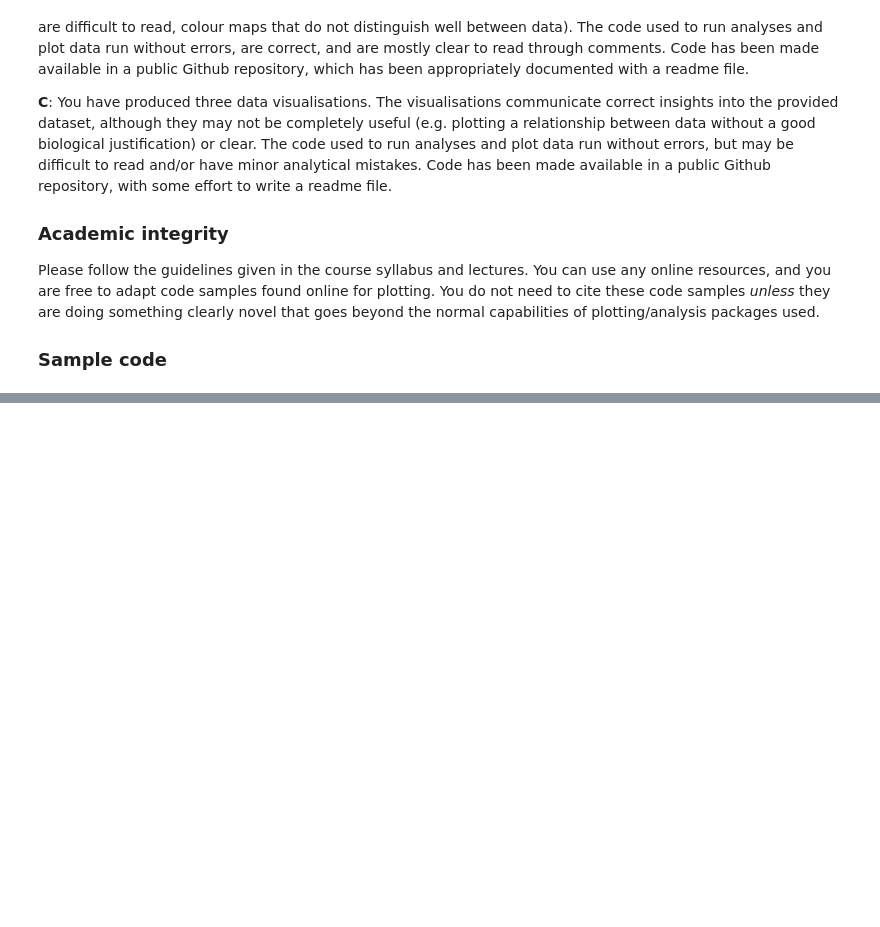
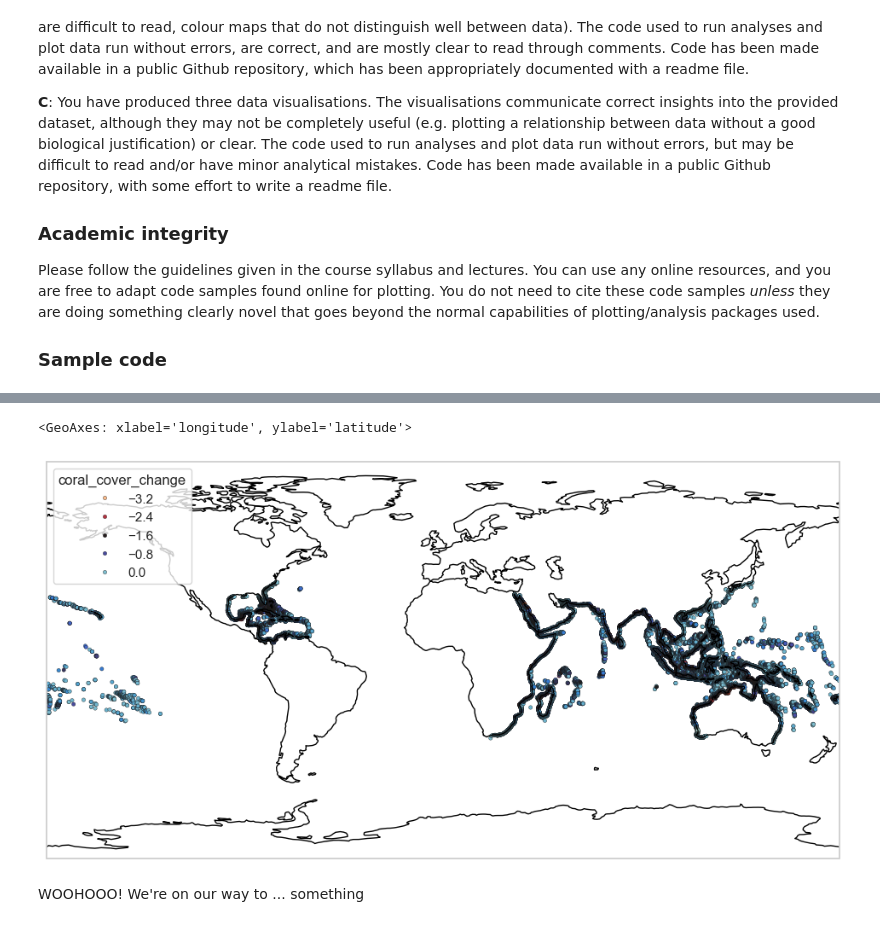
Before and after one commit to CallieStephenson/Into_Sci_Computing, a Jupyter notebook: Project.ipynb, the cells around one changed output, grey strips where cells are left out. Saved outputs shown, nothing was run; the diff lists cells and outputs as text; code cells hidden in the pictures; blank space fills up the shorter version.

```diff
--- a/Project.ipynb
+++ b/Project.ipynb
@@ -81,0 +136,22 @@ data
+# %%
+# Set up the map with Cartopy using PlateCarree projection (good for lat/lon)
+plt.figure(figsize=(12, 8))
+ax = plt.axes(projection=ccrs.PlateCarree())
+ax.coastlines()  # Add coastline outlines
+ax.set_global()  # Show the entire world view
+
+# Plot the data points, coloring by coral_cover_change
+sns.scatterplot(
+    x='longitude', y='latitude',
+    hue='coral_cover_change',
+    palette='icefire_r', # Divergent palette
+    data=data_avg_across_models,
+    edgecolor='k',
+    s=10,  # size of points
+    marker='o'  # circular markers
+)
+# %% [output]
+<GeoAxes: xlabel='longitude', ylabel='latitude'>
+[figure, added]
+# %% [markdown]
+WOOHOOO! We're on our way to ... something
```
Also changed, not shown: parts of 10 cells of this notebook, 1 other file.
